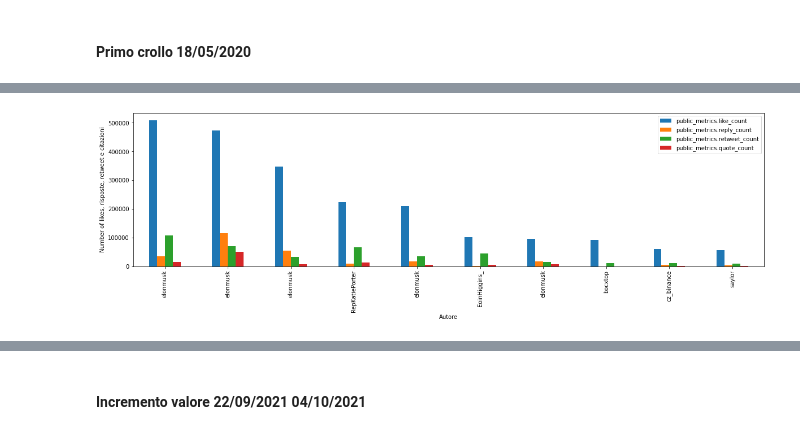
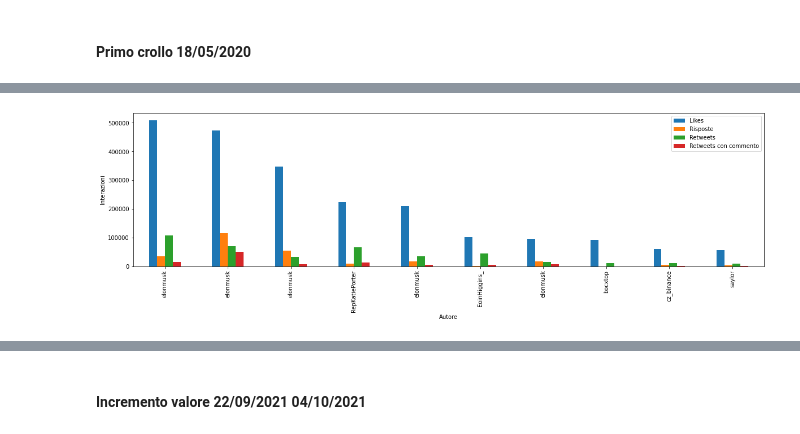
Before and after one commit to isabellamarasco/Blockchain_project, a Jupyter notebook: analysis.ipynb, the cells around one changed output, grey strips where cells are left out. Cells and saved outputs as stored; diff of their text form; code cells hidden in the pictures.

```diff
--- a/analysis.ipynb
+++ b/analysis.ipynb
@@ -105,6 +105,17 @@ def plot_daily_trends(df):
     plt.grid()
 
     plt.show()
+# %%
+def plot_autor(df):
+    df_sorted = df.sort_values(by=['public_metrics.like_count', 'public_metrics.reply_count','public_metrics.retweet_count', 'public_metrics.quote_count'], ascending=False)
+    df_top10 = df_sorted.head(10)
+
+    ax = df_top10.plot(x='author.username', y=['public_metrics.like_count','public_metrics.reply_count','public_metrics.retweet_count', 'public_metrics.quote_count'], kind='bar', figsize=(20,5))
+    ax.legend(['Likes', 'Risposte', 'Retweets', 'Retweets con commento'])
+    plt.title('')
+    plt.xlabel('Autore')
+    plt.ylabel('Interazioni')
+    plt.show()
 # %% [markdown]
 ### Influenza dei tweet sull'andamento di Luna
 # %% [markdown]
@@ -128,17 +139,10 @@ display (df_1.head(10))
 | 7 | 1393939232373280769 | 2021-05-16T14:39:45.000Z | just let her enjoy astrology dude... | bocxtop | NaN | NaN | NaN | ... |
 | 8 | 1392657323965829123 | 2021-05-13T01:45:55.000Z | Elon probably did not research ho... | cz_binance | NaN | NaN | NaN | ... |
 | 9 | 1394625128257007618 | 2021-05-18T12:05:16.000Z | MicroStrategy has purchased an ad... | saylor | NaN | NaN | NaN | ... |
-# %%
-df1_sorted = df_1.sort_values(by=['public_metrics.like_count', 'public_metrics.reply_count','public_metrics.retweet_count', 'public_metrics.quote_count'], ascending=False)
-df1_top10 = df1_sorted.head(10)
-
-df1_top10.plot(x='author.username', y=['public_metrics.like_count','public_metrics.reply_count','public_metrics.retweet_count', 'public_metrics.quote_count'], kind='bar', figsize=(20,5))
-plt.title('')
-plt.xlabel('Autore')
-plt.ylabel('Number of likes, risposte, retweet e citazioni')
-plt.show()
-# %% [output]
-[figure, removed]
+# %%
+plot_autor(df_1)
+# %% [output]
+[figure, added]
 # %%
 plot_daily_trends(df_1)
 # %% [output]
```
Also changed, not shown: parts of 12 cells of this notebook.
